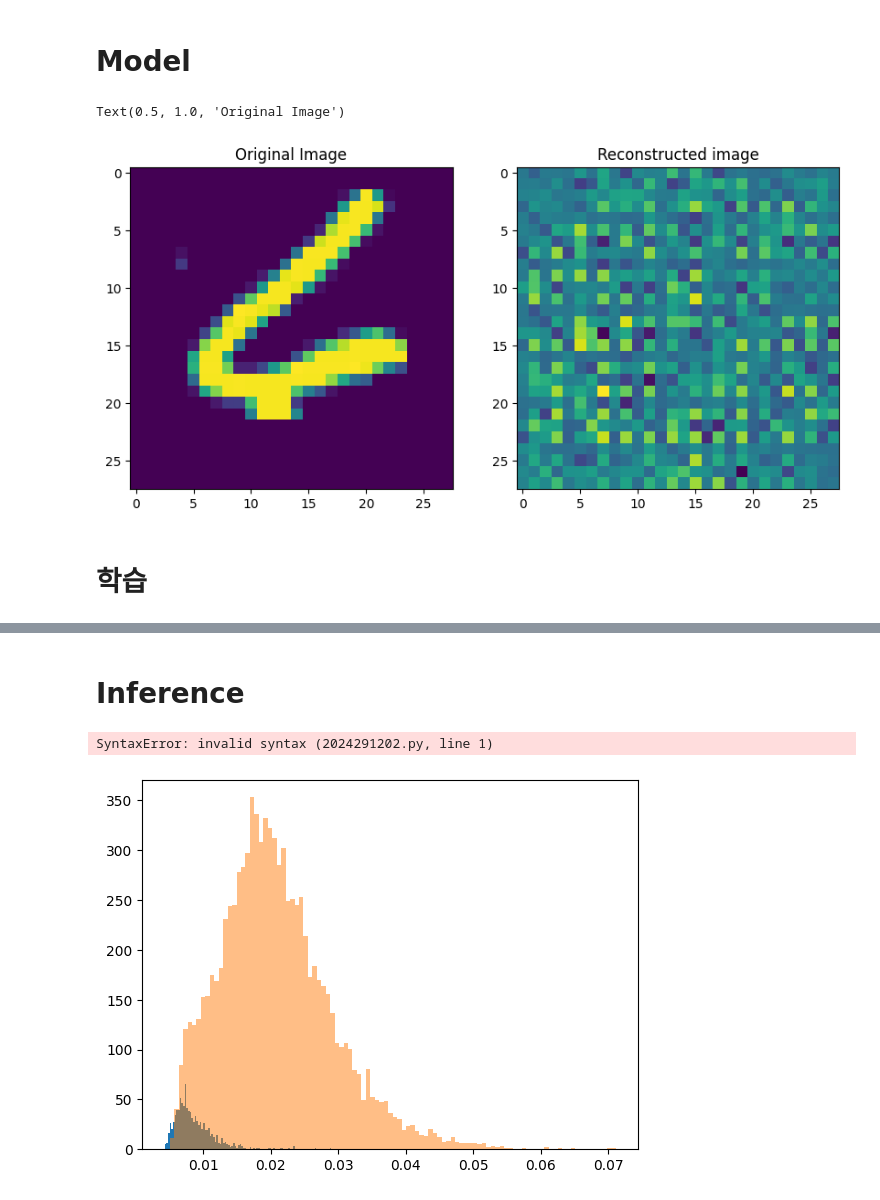
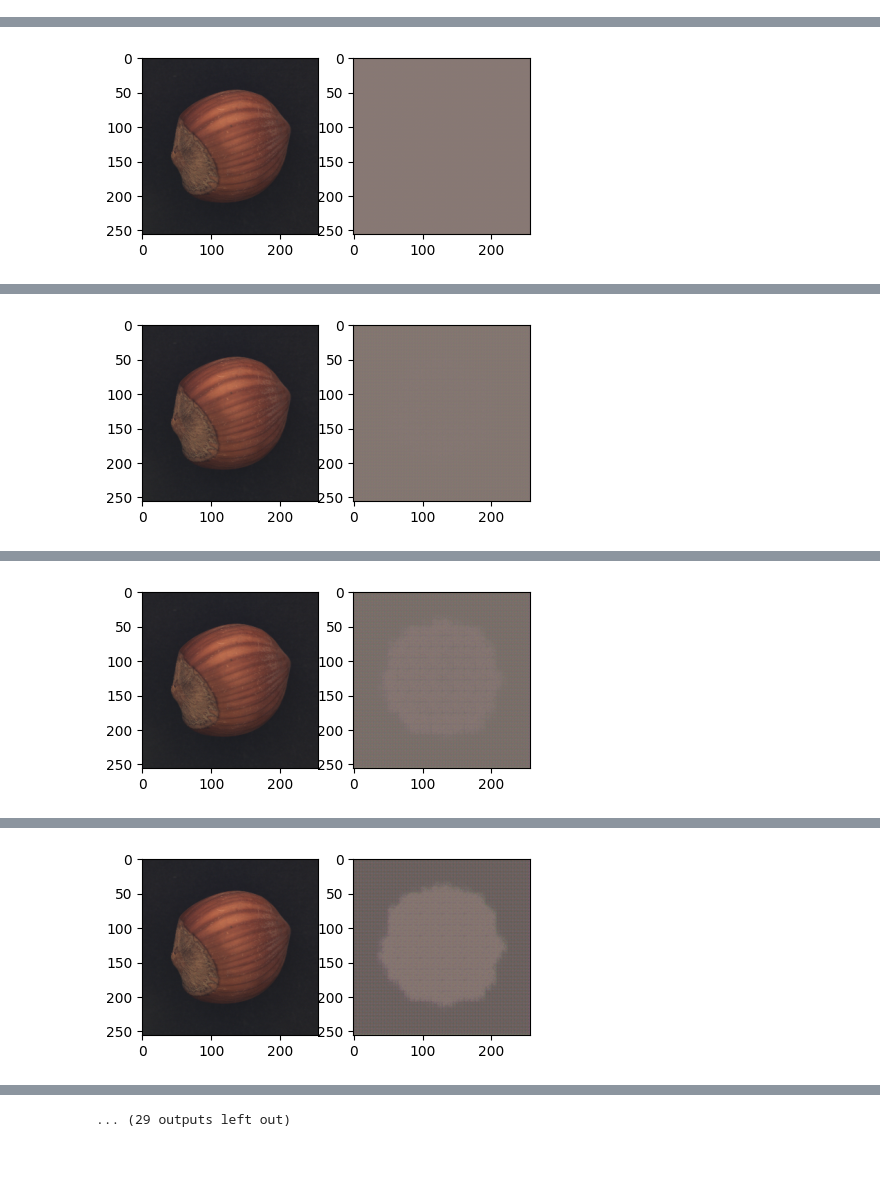
Before and after one commit to crimama/BA, a Jupyter notebook: 3.Anomaly Detection/baseline.ipynb, the cells around one changed output, grey strips where cells are left out. Cells and saved outputs as stored; diff of their text form; code cells hidden in the pictures; blank space fills up the shorter version.

```diff
--- a/3.Anomaly Detection/baseline.ipynb
+++ b/3.Anomaly Detection/baseline.ipynb
@@ -30,21 +32,0 @@ cfg = {'seed':42,
-# %% [markdown]
-# Model
-# %%
-model = Convolution_Auto_Encoder(128)
-img,b = next(iter(train_loader))
-
-y_pred= model(img)
-
-y_pred = y_pred.detach().numpy()[1]
-y_pred = np.swapaxes(y_pred,0,2)
-
-fig, (ax1,ax2) = plt.subplots(ncols=2,nrows=1,figsize=(10, 10))
-ax2.imshow(y_pred)
-ax2.set_title('Reconstructed image')
-ax1.imshow(img[1].permute(1,2,0).numpy())
-ax1.set_title('Original Image')
-# %% [output]
-Text(0.5, 1.0, 'Original Image')
-[figure, removed]
-# %% [markdown]
-# 학습
@@ -83,13 +42,16 @@ def preprocess(cfg,augmentation=None):
     Data_dir = Datadir_init()
     train_dirs = Data_dir.train_load()
     test_dirs,test_labels = Data_dir.test_load()
+    indx = int(len(train_dirs)*0.8)
 
-    train_dset = MVtecADDataset(cfg,train_dirs,Augmentation=augmentation)
+    train_dset = MVtecADDataset(cfg,train_dirs[:indx],Augmentation=augmentation)
+    valid_dset = MVtecADDataset(cfg,train_dirs[indx:],Augmentation=augmentation)
     test_dset = MVtecADDataset(cfg,test_dirs,test_labels,Augmentation=augmentation)
 
     train_loader = DataLoader(train_dset,batch_size=cfg['batch_size'],shuffle=True)
+    valid_loader = DataLoader(valid_dset,batch_size=cfg['batch_size'],shuffle=False)
     test_loader = DataLoader(test_dset,batch_size=cfg['batch_size'],shuffle=False)
-    return train_loader,test_loader
+    return train_loader,valid_loader,test_loader
 
 def train_epoch(model,dataloader,criterion,optimizer,scheduler,scaler):
        model.train()
@@ -99,7 +61,7 @@ def train_epoch(model,dataloader,criterion,optimizer,scheduler,scaler):
               img = img.to(cfg['device']).type(torch.float32)
               with torch.cuda.amp.autocast():
                     y_pred = model(img).type(torch.float32)
-                    loss = criterion(img,y_pred)
+                    loss = torch.sqrt(criterion(img,y_pred))
               #y_pred = model(img).type(torch.float32)
 
 
@@ -123,17 +85,17 @@ def valid_epoch(model,dataloader,criterion):
               for img,label in dataloader:
                      img = img.to(cfg['device'])
                      y_pred = model(img)
-                     loss = criterion(y_pred,img)
+                     loss = torch.sqrt(criterion(y_pred,img))
                      valid_loss.append(loss.detach().cpu().numpy())
        print(f'\t epoch : {epoch+1} valid loss : {np.mean(valid_loss):.3f}')
-       #fig, (ax1,ax2) = plt.subplots(ncols=2,nrows=1,figsize=(5, 5))
-       #ax1.imshow(img[0].detach().cpu().permute(1,2,0).numpy())
-       #ax2.imshow(y_pred[0].detach().cpu().permute(1,2,0).numpy())
-       #plt.show()
+       fig, (ax1,ax2) = plt.subplots(ncols=2,nrows=1,figsize=(5, 5))
+       ax1.imshow(img[0].detach().cpu().permute(1,2,0).numpy())
+       ax2.imshow(y_pred[0].detach().cpu().permute(1,2,0).numpy())
+       plt.show()
        return np.mean(valid_loss)
 # %%
 #train_loader, valid_normal_loader,valid_anomal_loader  = preprocess(cfg)
-train_loader,test_loader  = preprocess(cfg)
+train_loader,valid_loader,test_loader   = preprocess(cfg)
 model = Convolution_Auto_Encoder(MVtecEncoder,MVtecDecoder,cfg['encoded_space_dim']).to(cfg['device'])
 criterion = nn.MSELoss()
 optimizer = torch.optim.AdamW(model.parameters(),lr=cfg['lr'],weight_decay=cfg['weight_decay'])
@@ -148,7 +110,7 @@ best_valid_loss = np.inf
 
 for epoch in tqdm(range(cfg['Epochs'])):
     train_loss = train_epoch(model,train_loader,criterion,optimizer,scheduler,scaler)
-    valid_loss = valid_epoch(model,test_loader,criterion)
+    valid_loss = valid_epoch(model,valid_loader,criterion)
     total_train_loss.append(train_loss)
     total_valid_loss.append(valid_loss)
 
@@ -171,0 +135 @@ NameError: name 'preprocess' is not defined
+[figure, added]
@@ -171,0 +139 @@ NameError: name 'preprocess' is not defined
+[figure, added]
@@ -171,0 +143 @@ NameError: name 'preprocess' is not defined
+[figure, added]
@@ -171,0 +147 @@ NameError: name 'preprocess' is not defined
+[figure, added]
@@ -172,2 +156 @@ NameError: name 'preprocess' is not defined
+... (29 outputs left out)
-# %% [markdown]
-# Inference
@@ -190,4 +156,0 @@ label_list = np.array(label_list)
-# %%
-anomaly_score = np.mean(np.array((y_true_list-y_pred_list)**2).reshape(10000,-1),axis=1)
-# %% [output]
-SyntaxError: invalid syntax (2024291202.py, line 1)
@@ -197,6 +156,0 @@ anormaly_idx = np.where(label_list!=cfg['target_class'])[0]
-# %%
-plt.hist(anomaly_score[normaly_idx],bins=100,label='normal')
-plt.hist(anomaly_score[anormaly_idx],bins=100,label='anormal',alpha=0.5)
-plt.show()
-# %% [output]
-[figure, removed]
```
Also changed, not shown: parts of 6 cells of this notebook, 8 other files.
